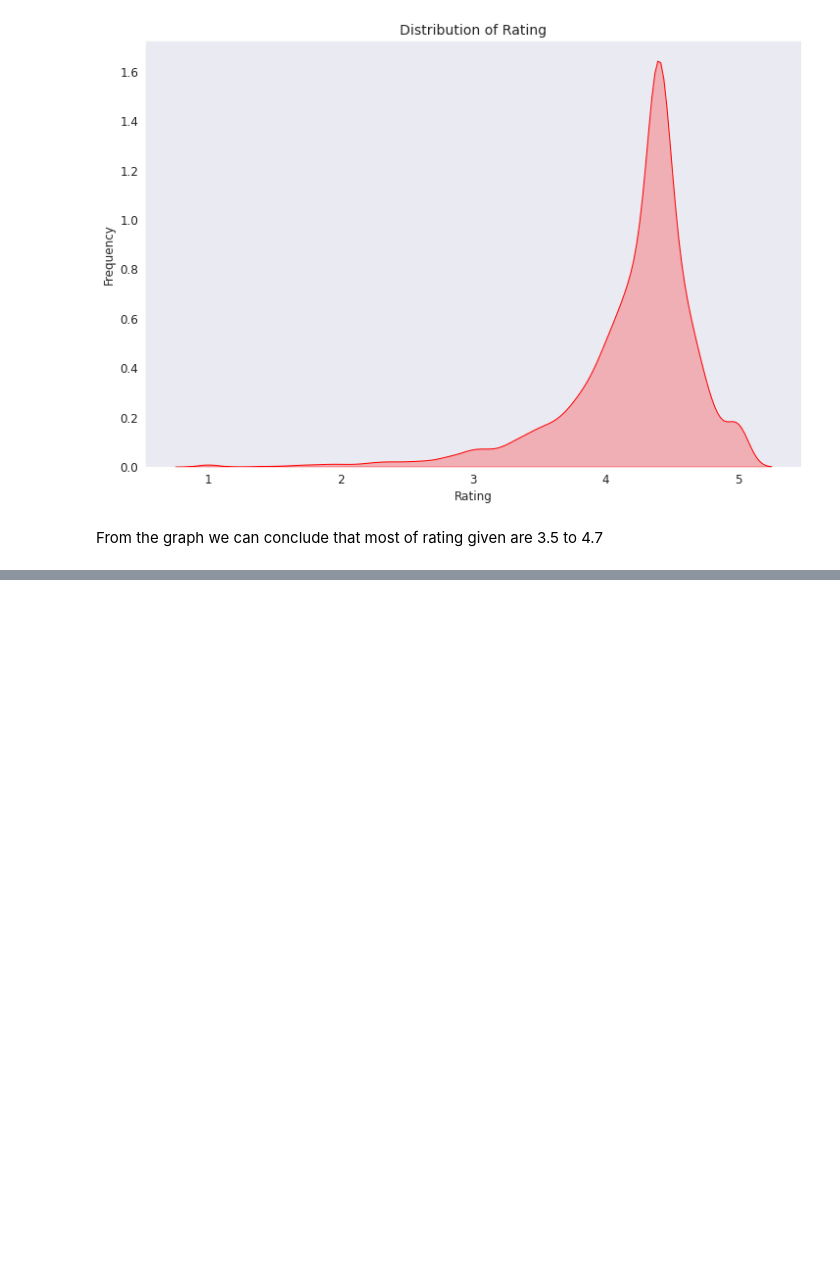
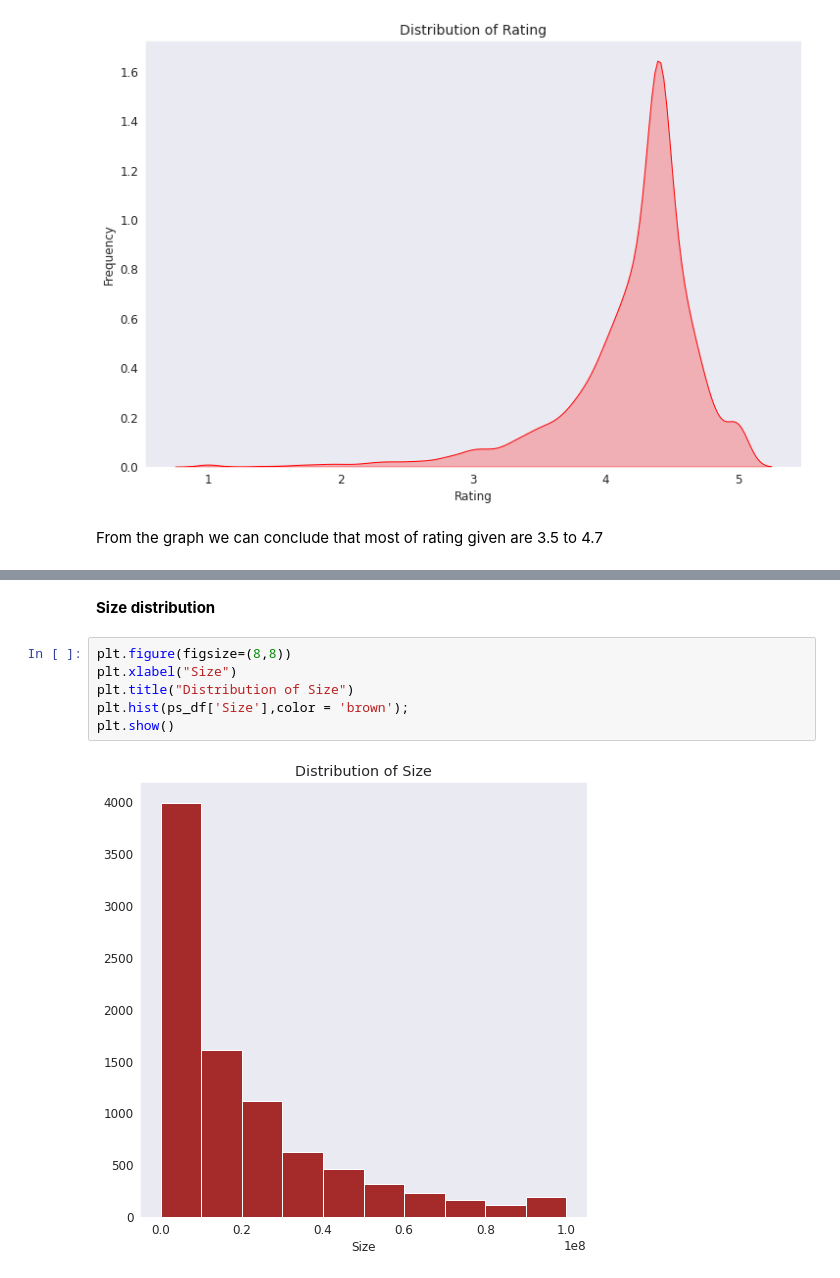
Before and after one commit to Nkbhapkar/EDA-on-playstore, a Jupyter notebook: Exploratory_data_analysis_on_Play_Store_App_Review_Analysis_Capstone_Project.ipynb, the cells around one changed output, grey strips where cells are left out. Drawn from its saved outputs; the diff is of its cells as text; blank space fills up the shorter version.

```diff
--- a/Exploratory_data_analysis_on_Play_Store_App_Review_Analysis_Capstone_Project.ipynb
+++ b/Exploratory_data_analysis_on_Play_Store_App_Review_Analysis_Capstone_Project.ipynb
@@ -605,0 +606,10 @@ From the graph we can conclude that most of rating given are 3.5 to 4.7
+# %% [markdown]
+**Size distribution**
+# %%
+plt.figure(figsize=(8,8))
+plt.xlabel("Size")
+plt.title("Distribution of Size")
+plt.hist(ps_df['Size'],color = 'brown');
+plt.show()
+# %% [output]
+[figure, added]
```
Also changed, not shown: parts of 29 cells of this notebook.
